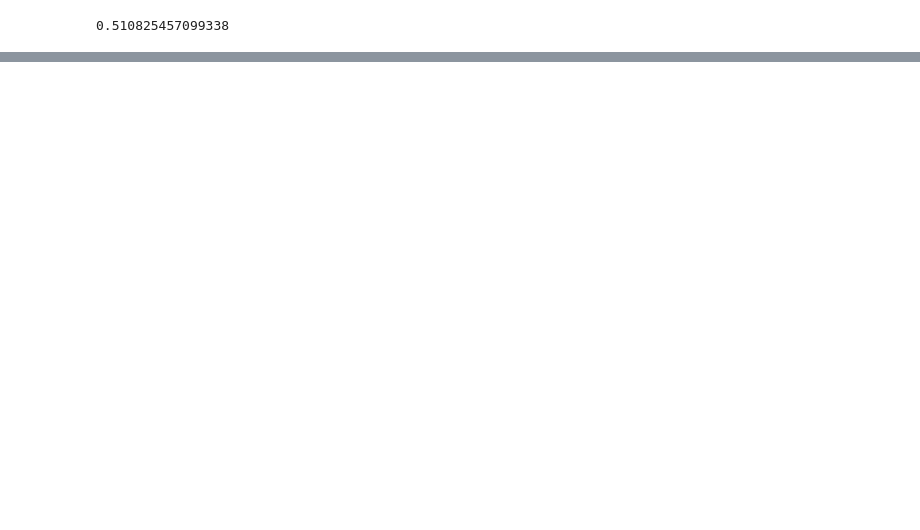
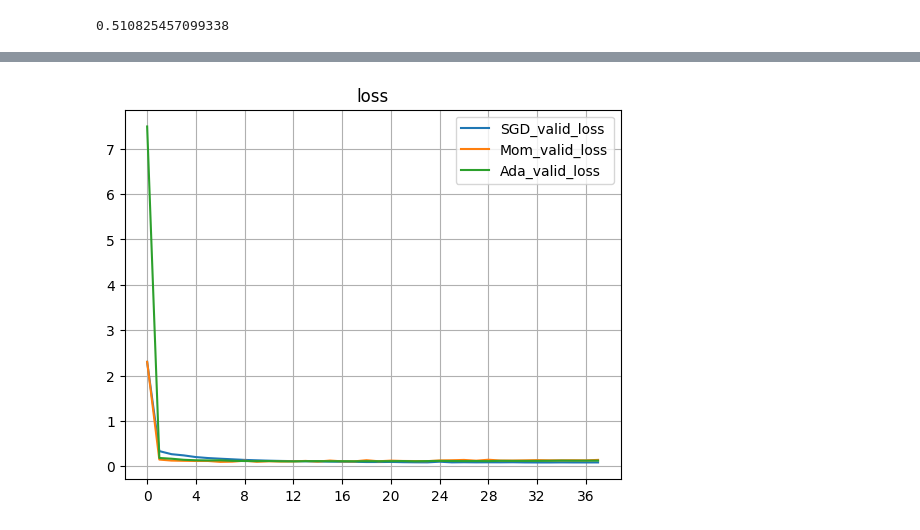
Before and after one commit to Ruizhuo-Xu/ML-Homework, a Jupyter notebook: mlp/mlp.ipynb, the cells around one changed output, grey strips where cells are left out. Drawn from its saved outputs; the diff is of its cells as text; code cells hidden in the pictures; blank space fills up the shorter version.

```diff
--- a/mlp/mlp.ipynb
+++ b/mlp/mlp.ipynb
@@ -191,0 +200,8 @@ class MLP:
+# %%
+class SGD:
+    def __init__(self, lr=0.1):
+        self.lr = lr
+
+    def update(self, params, grads):
+        for key in params.keys():
+            params[key] -= self.lr * grads[key]
@@ -202,0 +305,19 @@ iter_per_epoch = max(train_size / batch_size, 1)
+# %%
+plt.figure()
+# losses_d = [x.item() for x in train_acc_list]
+# losses_g = [x.item() for x in test_acc_list]
+x = range(len(train_loss_list[0]))
+# plt.plot(x, train_loss_list[0], label='SGD_train_loss')
+plt.plot(x, test_loss_list[0], label='SGD_valid_loss')
+# plt.plot(x, train_loss_list[1], label='Mom_train_loss')
+plt.plot(x, test_loss_list[1], label='Mom_valid_loss')
+# plt.plot(x, train_loss_list[2], label='Ada_train_loss')
+plt.plot(x, test_loss_list[2], label='Ada_valid_loss')
+plt.xticks(range(0, len(train_loss_list[0]) - 1, 4))
+plt.legend()
+plt.title("loss")
+plt.grid()
+# plt.savefig('./outputs/loss.png')
+plt.show()
+# %% [output]
+[figure, added]
```
Also changed, not shown: parts of 13 cells of this notebook, 4 other files.
